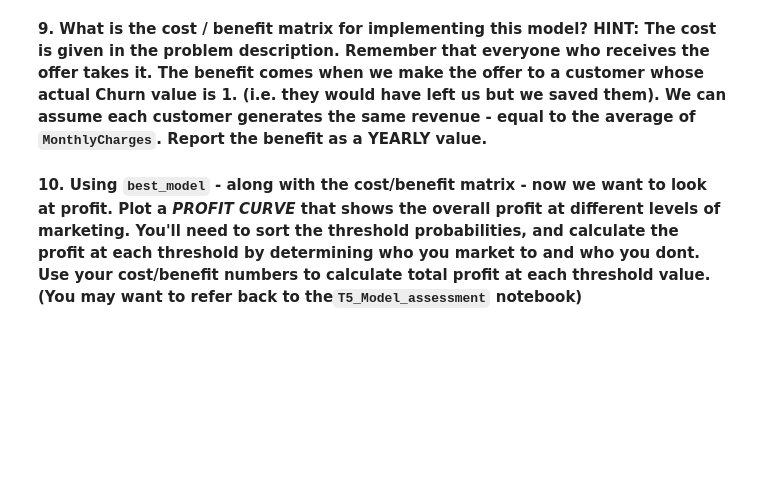
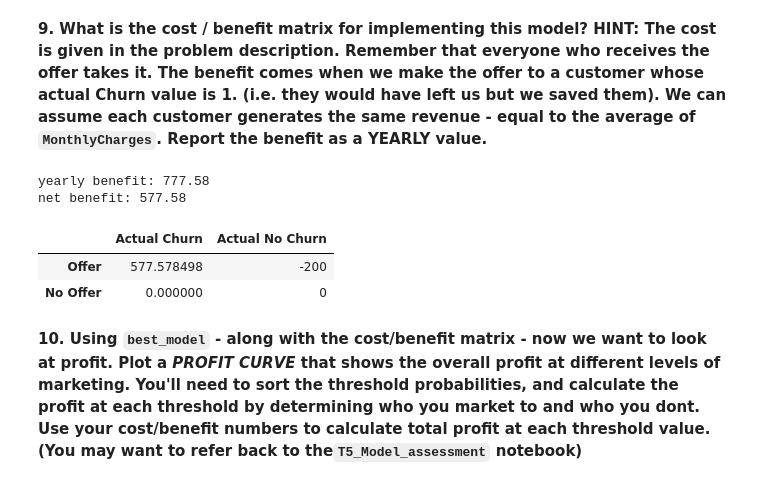
Before and after one commit to chrismji/Datasci-and-Ai-in-Bus, a Jupyter notebook: HW4_TelcoChurn.ipynb, the cells around one changed output. Drawn from its saved outputs; the diff is of its cells as text; code cells hidden in the pictures; blank space fills up the shorter version.

```diff
--- a/HW4_TelcoChurn.ipynb
+++ b/HW4_TelcoChurn.ipynb
@@ -230,4 +230,25 @@ best auc: logistic regression @ 0.8324
 # %% [markdown]
 __9. What is the cost / benefit matrix for implementing this model?  HINT: The cost is given in the problem description.  Remember that everyone who receives the offer takes it. The benefit comes when we make the offer to a customer whose actual Churn value is 1.  (i.e. they would have left us but we saved them).   We can assume each customer generates the same revenue - equal to the average of `MonthlyCharges`. Report the benefit as a YEARLY value.__
+# %%
+cost = 200
+benefit = df['MonthlyCharges'].mean() * 12
+
+print(f'yearly benefit: {round(benefit, 2)}')
+print(f'net benefit: {round(benefit - cost, 2)}')
+
+cost_benefit = pd.DataFrame(
+    [[benefit - cost, -cost],
+     [0, 0]],
+    index=['Offer', 'No Offer'],
+    columns=['Actual Churn', 'Actual No Churn']
+)
+
+cost_benefit
+# %% [output]
+yearly benefit: 777.58
+net benefit: 577.58
+|  | Actual Churn | Actual No Churn |
+| Offer | 577.578498 | -200 |
+| No Offer | 0.000000 | 0 |
 # %% [markdown]
 __10. Using `best_model` -  along with the cost/benefit matrix - now we want to look at profit.  Plot a *PROFIT CURVE* that shows the overall profit at different levels of marketing.  You'll need to sort the threshold probabilities, and calculate the profit at each threshold by determining who you market to and who you dont.  Use your cost/benefit numbers to calculate total profit at each threshold value. (You may want to refer back to the`T5_Model_assessment` notebook)__
```
Also changed, not shown: parts of 6 cells of this notebook.
